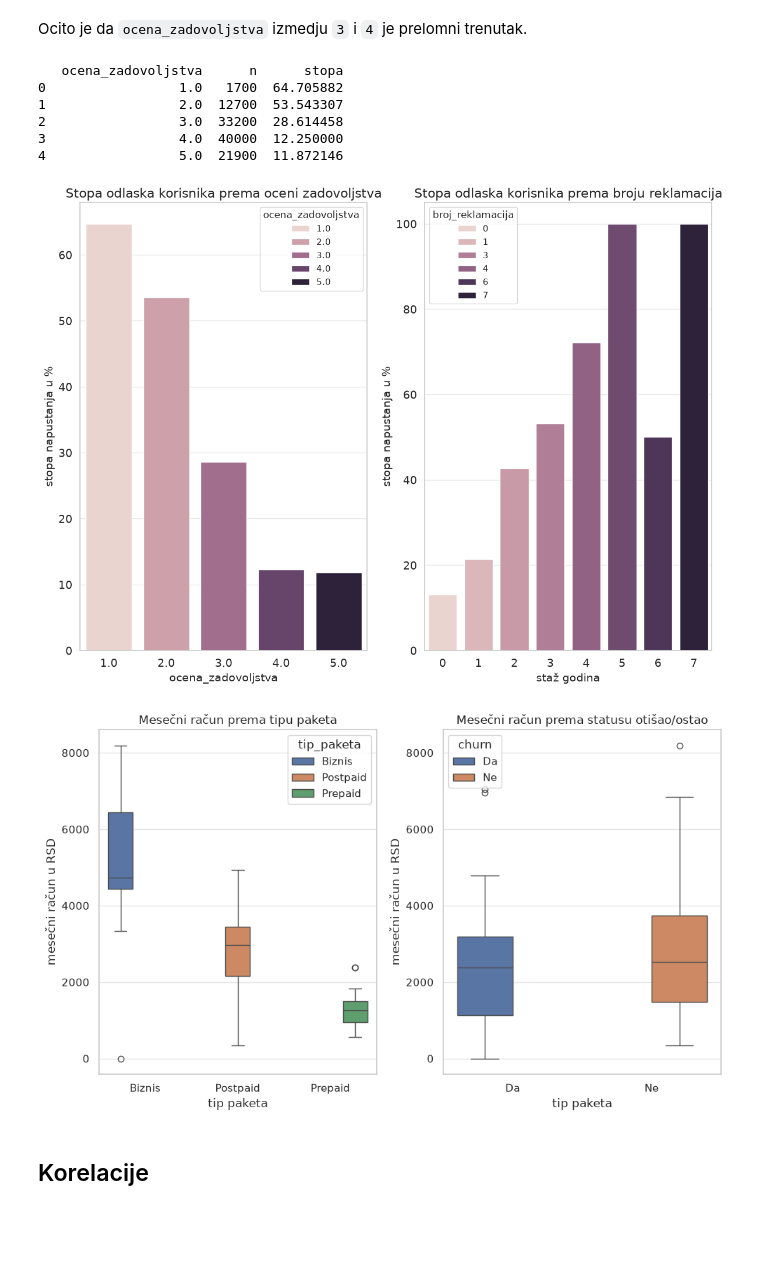
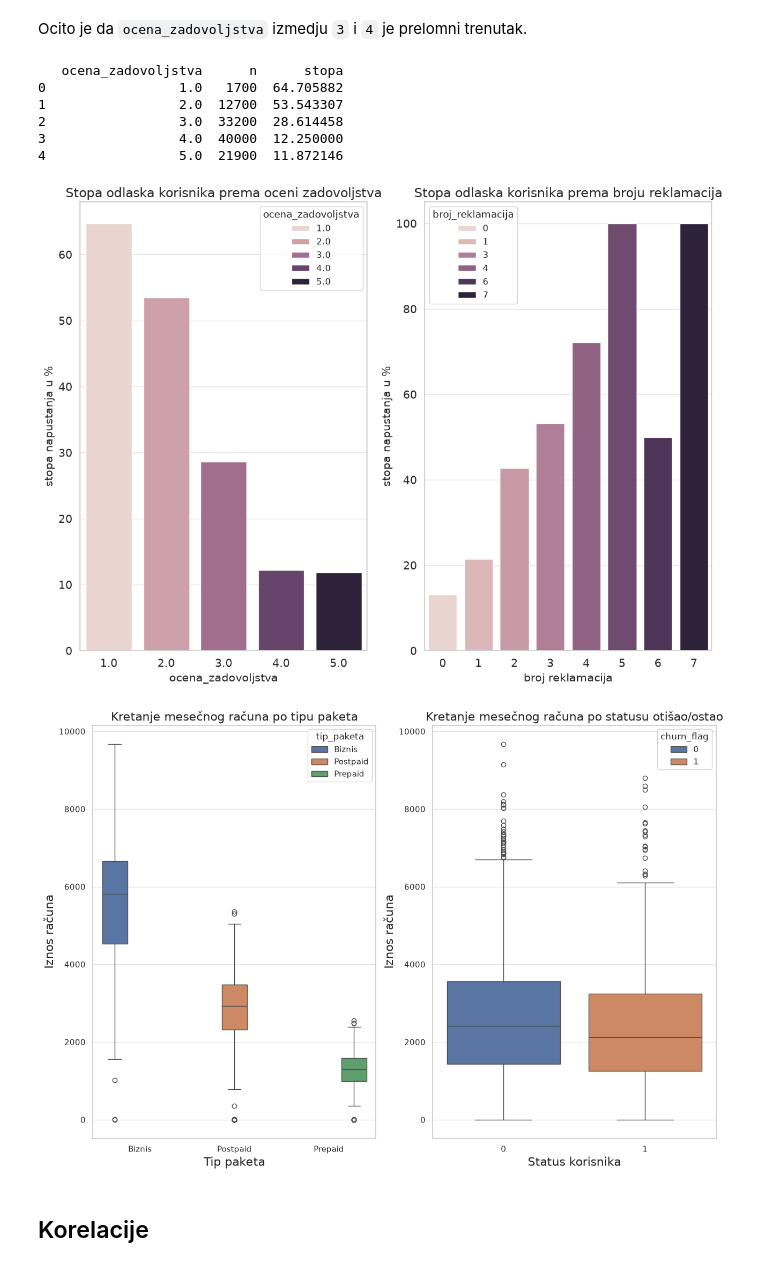
Before and after one commit to machina390/telekom-analytics, a Jupyter notebook: rezultati/03_analiza.ipynb, the cells around one changed output. Drawn from its saved outputs; the diff is of its cells as text; code cells hidden in the pictures; blank space fills up the shorter version.

```diff
--- a/rezultati/03_analiza.ipynb
+++ b/rezultati/03_analiza.ipynb
@@ -223,7 +223,7 @@ plt.subplot(1,2,2)
 sb.barplot(data=years,x="broj_reklamacija",y="stopa",hue="broj_reklamacija",legend=True)
 plt.ylabel("stopa napustanja u %",fontsize=14)
 plt.title("Stopa odlaska korisnika prema broju reklamacija",fontsize=16)
-plt.xlabel("staž godina",fontsize=14)
+plt.xlabel("broj reklamacija",fontsize=14)
 plt.xticks(fontsize=14)
 plt.yticks(fontsize=14)
 plt.savefig("grafikoni/churn_po_rekl_ocena.png",dpi=130)
@@ -235,47 +235,27 @@ plt.show()
 2                 3.0  33200  28.614458
 3                 4.0  40000  12.250000
 4                 5.0  21900  11.872146
-[figure, old version]
+[figure, new version]
 # %%
-# Boxplot računa po tipu paketa i churn statusu
-plt.figure(figsize=(10, 6))
+plt.figure(figsize=(15,10))
 
 plt.subplot(1,2,1)
+sb.boxplot(data=df,x="tip_paketa",y="mesecni_racun_rsd",hue="tip_paketa", legend=True)
 
-sb.boxplot(
-    data=data,
-    x="tip_paketa",
-    y="mesecni_racun_rsd",
-    hue="tip_paketa",
-    legend=True
-)
-
-plt.title("Mesečni račun prema tipu paketa")
-plt.xlabel("tip paketa",fontsize=12)
-plt.ylabel("mesečni račun u RSD",fontsize=12)
+plt.title("Kretanje mesečnog računa po tipu paketa",fontsize=16)
+plt.xlabel("Tip paketa",fontsize=16)
+plt.ylabel("Iznos računa",fontsize=16)
 
 plt.subplot(1,2,2)
+sb.boxplot(data=df,x="churn_flag",y="mesecni_racun_rsd",hue="churn_flag",legend=True)
+plt.title("Kretanje mesečnog računa po statusu otišao/ostao",fontsize=16)
+plt.xlabel("Status korisnika",fontsize=16)
+plt.ylabel("Iznos računa",fontsize=16)
 
-sb.boxplot(
-    data=data,
-    x="churn",
-    y="mesecni_racun_rsd",
-    hue="churn",
-    legend=True
-)
-
-plt.title("Mesečni račun prema statusu otišao/ostao")
-plt.xlabel("tip paketa",fontsize=12)
-plt.ylabel("mesečni račun u RSD",fontsize=12)
-
-
-plt.tight_layout()
-
-plt.savefig("grafikoni/boxplot_racun.png",dpi=130)
+plt.savefig("./grafikoni/boxplot_racun.png",dpi=130)
 plt.show()
-#years = pd.DataFrame((df.groupby("churn",observed=True)["mesecni_racun_rsd"].agg(n="count",stopa="mean")*100).reset_index())
 # %% [output]
-[figure, old version]
+[figure, new version]
 # %% [markdown]
 ## Korelacije
 # %% [markdown]
```
Also changed, not shown: parts of 4 cells of this notebook, 23 other files.
